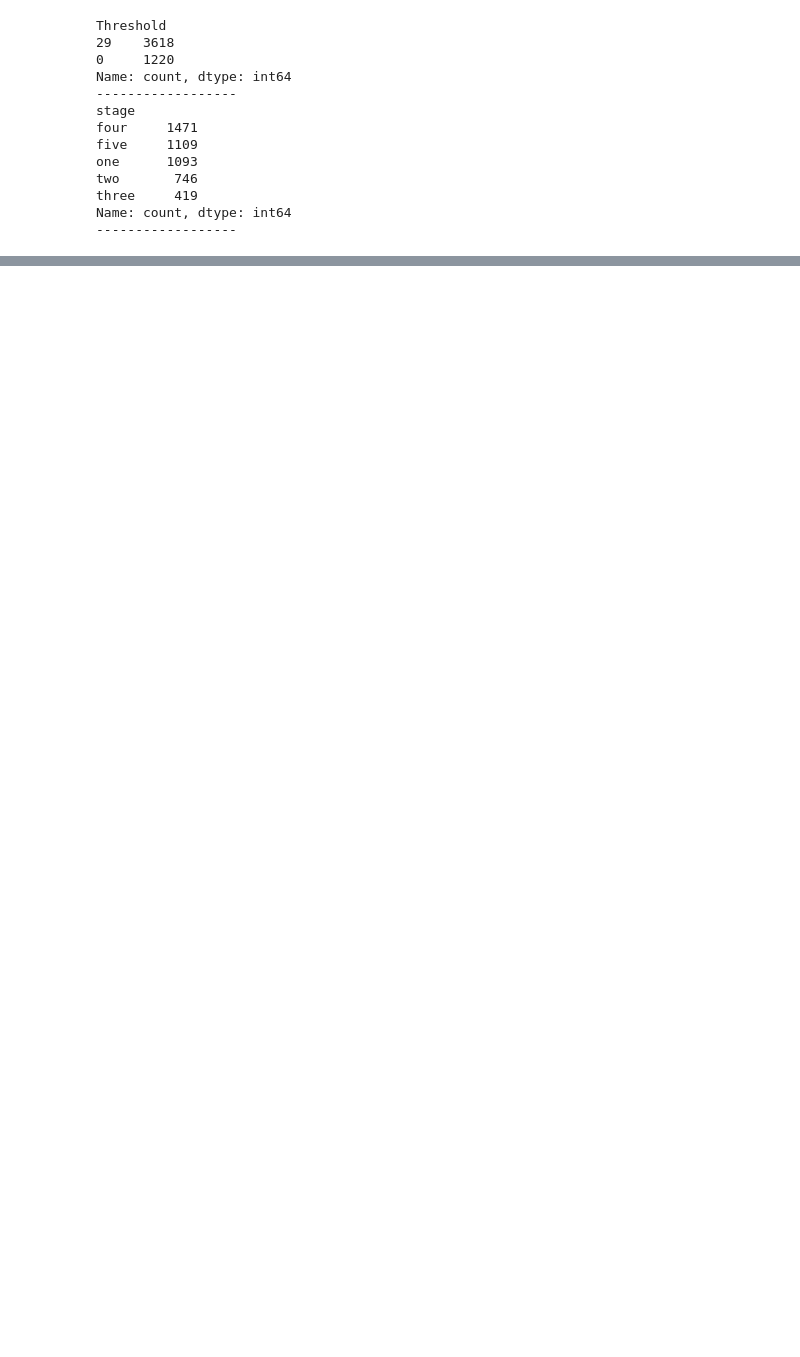
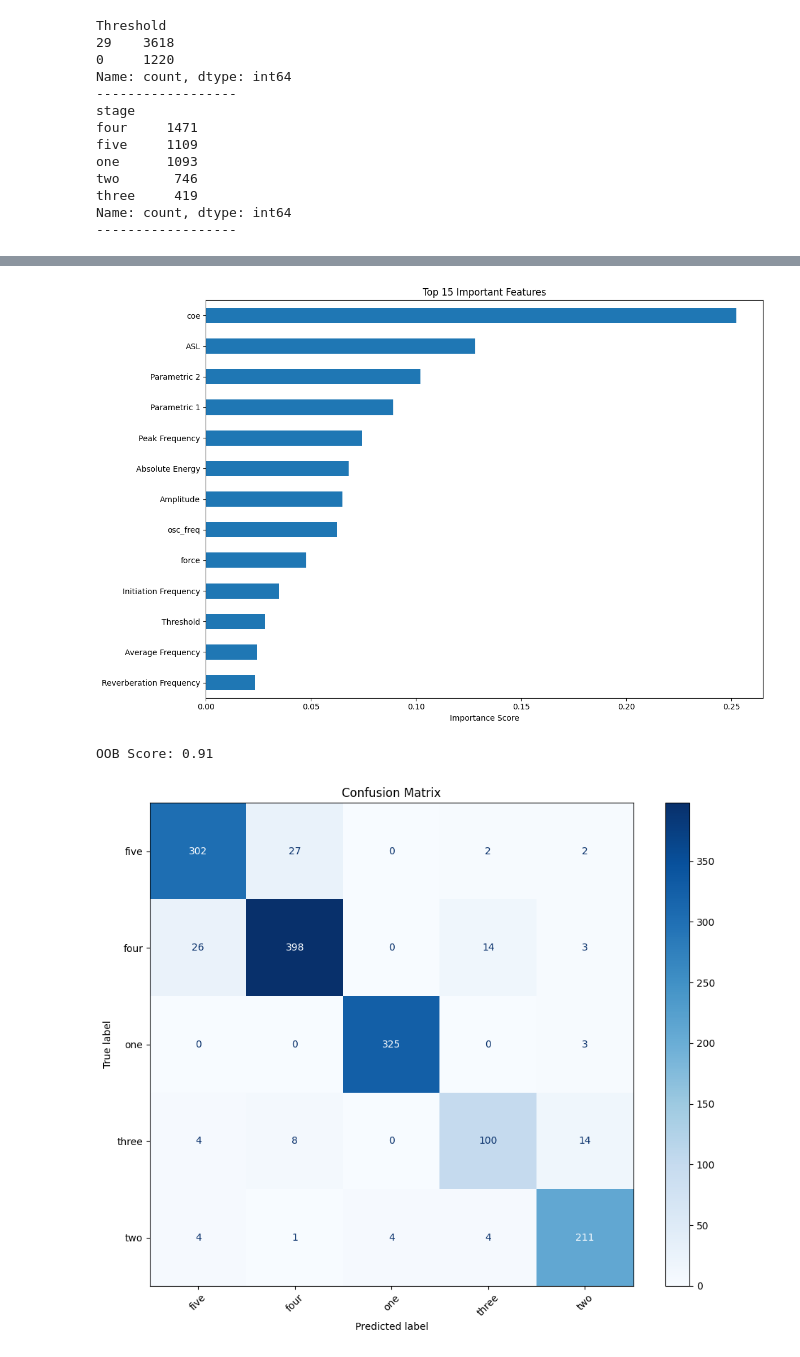
Before and after one commit to buy0range/code_internship, a Jupyter notebook: ML/RandomForest.ipynb, the cells around one changed output, grey strips where cells are left out. Cells and saved outputs as stored; diff of their text form; code cells hidden in the pictures; blank space fills up the shorter version.

```diff
--- a/ML/RandomForest.ipynb
+++ b/ML/RandomForest.ipynb
@@ -121,0 +270,70 @@ dtype: float64
+# %%
+from sklearn.model_selection import train_test_split
+from sklearn.ensemble import RandomForestClassifier
+from sklearn.metrics import accuracy_score, classification_report
+import pandas as pd
+
+# 分割数据（已使用分层抽样，保持原样）
+X_train, X_test, y_train, y_test = train_test_split(X, y, test_size=0.3, stratify=y, random_state=42)
+
+# 修改后的模型 - 关键改进：处理类别不平衡
+rf = RandomForestClassifier(
+    n_estimators=200,       # 增加树的数量提升模型稳定性
+    max_depth=None,          # 取消深度限制，让树充分生长
+    min_samples_split=10,    # 防止过拟合
+    min_samples_leaf=4,      # 防止过拟合
+    class_weight='balanced', # 关键！自动调整类别权重处理不平衡
+    random_state=42,
+    n_jobs=-1,
+    bootstrap=True,          # 使用自助法采样
+    oob_score=True           # 启用袋外分数评估
+)
+
+# 训练模型
+rf.fit(X_train, y_train)
+
+# 预测测试集
+y_pred = rf.predict(X_test)
+
+# 评估模型
+print(f"Accuracy: {accuracy_score(y_test, y_pred):.2f}")
+print("\nClassification report:")
+print(classification_report(y_test, y_pred, target_names=rf.classes_.astype(str)))
+
+# 特征重要性分析
+feature_importances = pd.Series(rf.feature_importances_, index=X.columns)
+print("\nTop 10 features:")
+print(feature_importances.sort_values(ascending=False).head(10))
+import matplotlib.pyplot as plt
+
+top_features = feature_importances.sort_values(ascending=False).head(15)
+
+plt.figure(figsize=(12, 8))
+top_features.sort_values().plot(kind='barh')
+plt.title('Top 15 Important Features')
+plt.xlabel('Importance Score')
+plt.tight_layout()
+plt.savefig('feature_importance.png', dpi=300)
+plt.show()
+
+# 新增：袋外分数评估
+print(f"\nOOB Score: {rf.oob_score_:.2f}")
+
+# 新增：混淆矩阵可视化（需matplotlib）
+import matplotlib.pyplot as plt
+from sklearn.metrics import ConfusionMatrixDisplay
+
+fig, ax = plt.subplots(figsize=(10, 8))
+ConfusionMatrixDisplay.from_predictions(
+    y_test,
+    y_pred,
+    display_labels=rf.classes_,
+    ax=ax,
+    cmap='Blues',
+    xticks_rotation=45
+)
+plt.title('Confusion Matrix')
+plt.tight_layout()
+plt.savefig('confusion_matrix.png', dpi=300)
+plt.show()
+# %% [output]
@@ -121,0 +357,3 @@ dtype: float64
+[figure, added]
+OOB Score: 0.91
+[figure, added]
```
Also changed, not shown: parts of 8 cells of this notebook, 4 other files.
